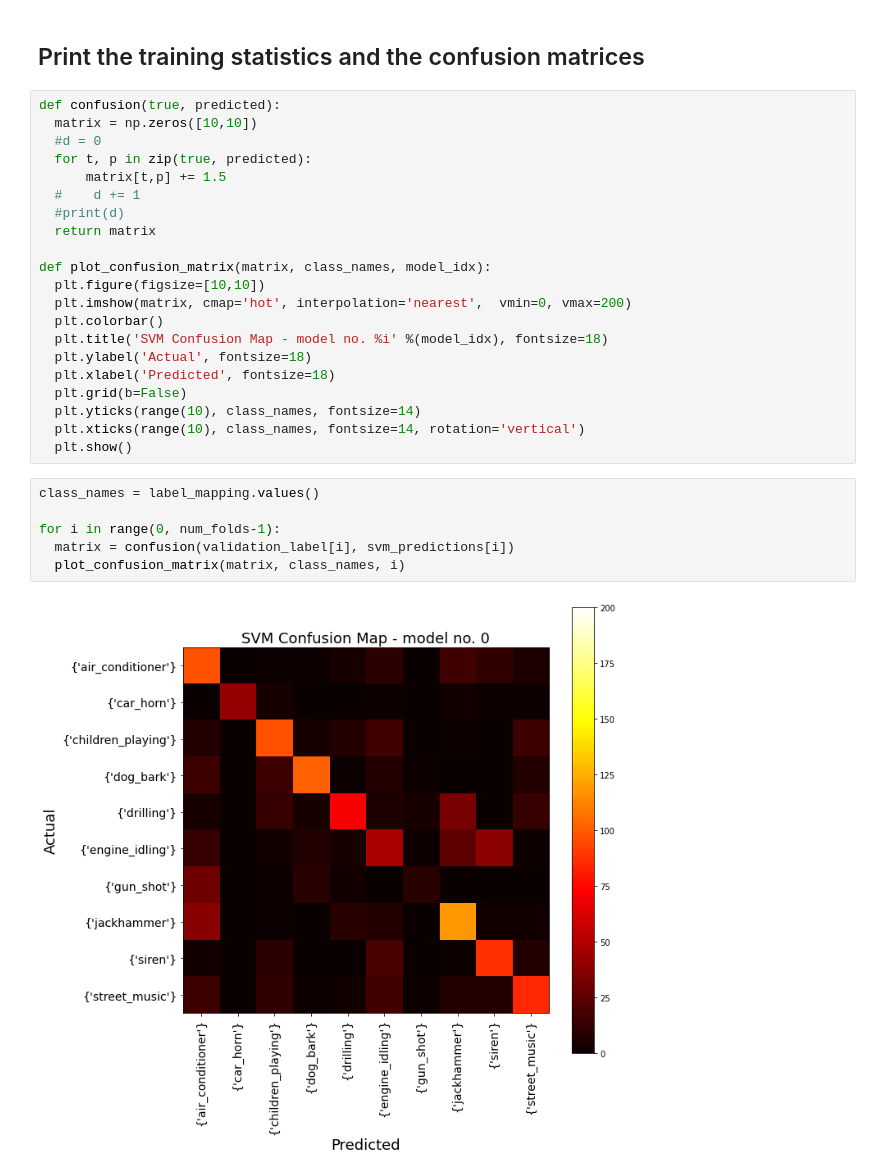
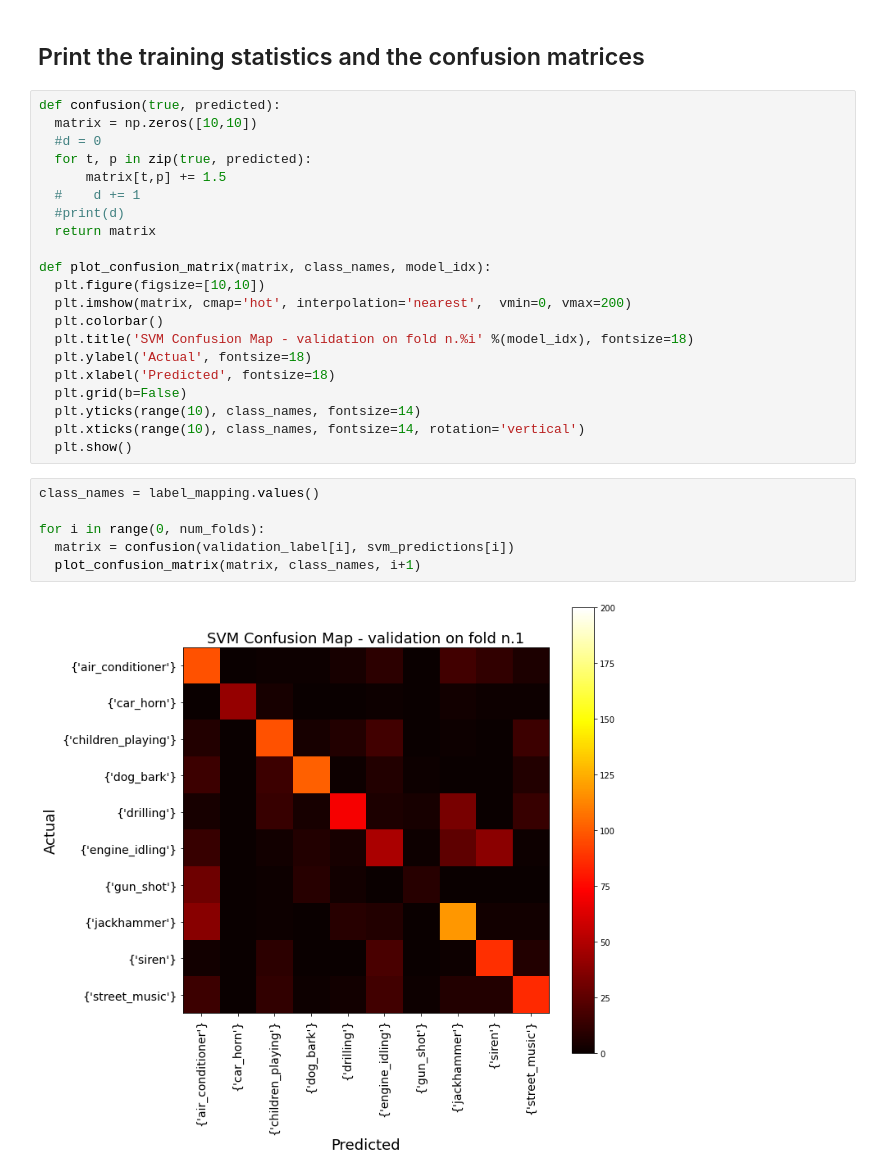
Before and after one commit to magiwanders/CMLS_HW1, a Jupyter notebook: src/2_TrainingSVM.ipynb, the cells around one changed output. Drawn from its saved outputs; the diff is of its cells as text.

Commit message:
Fix fold number in plots

```diff
--- a/src/2_TrainingSVM.ipynb
+++ b/src/2_TrainingSVM.ipynb
@@ -157,7 +157,7 @@ def plot_confusion_matrix(matrix, class_names, model_idx):
   plt.figure(figsize=[10,10])
   plt.imshow(matrix, cmap='hot', interpolation='nearest',  vmin=0, vmax=200)
   plt.colorbar()
-  plt.title('SVM Confusion Map - model no. %i' %(model_idx), fontsize=18)
+  plt.title('SVM Confusion Map - validation on fold n.%i' %(model_idx), fontsize=18)
   plt.ylabel('Actual', fontsize=18)
   plt.xlabel('Predicted', fontsize=18)
   plt.grid(b=False)
@@ -167,8 +167,8 @@ def plot_confusion_matrix(matrix, class_names, model_idx):
 # %%
 class_names = label_mapping.values()
 
-for i in range(0, num_folds-1):
+for i in range(0, num_folds):
   matrix = confusion(validation_label[i], svm_predictions[i])
-  plot_confusion_matrix(matrix, class_names, i)
+  plot_confusion_matrix(matrix, class_names, i+1)
 # %% [output]
-[figure, old version]
+[figure, new version]
```
Also changed, not shown: parts of 1 cell of this notebook.
